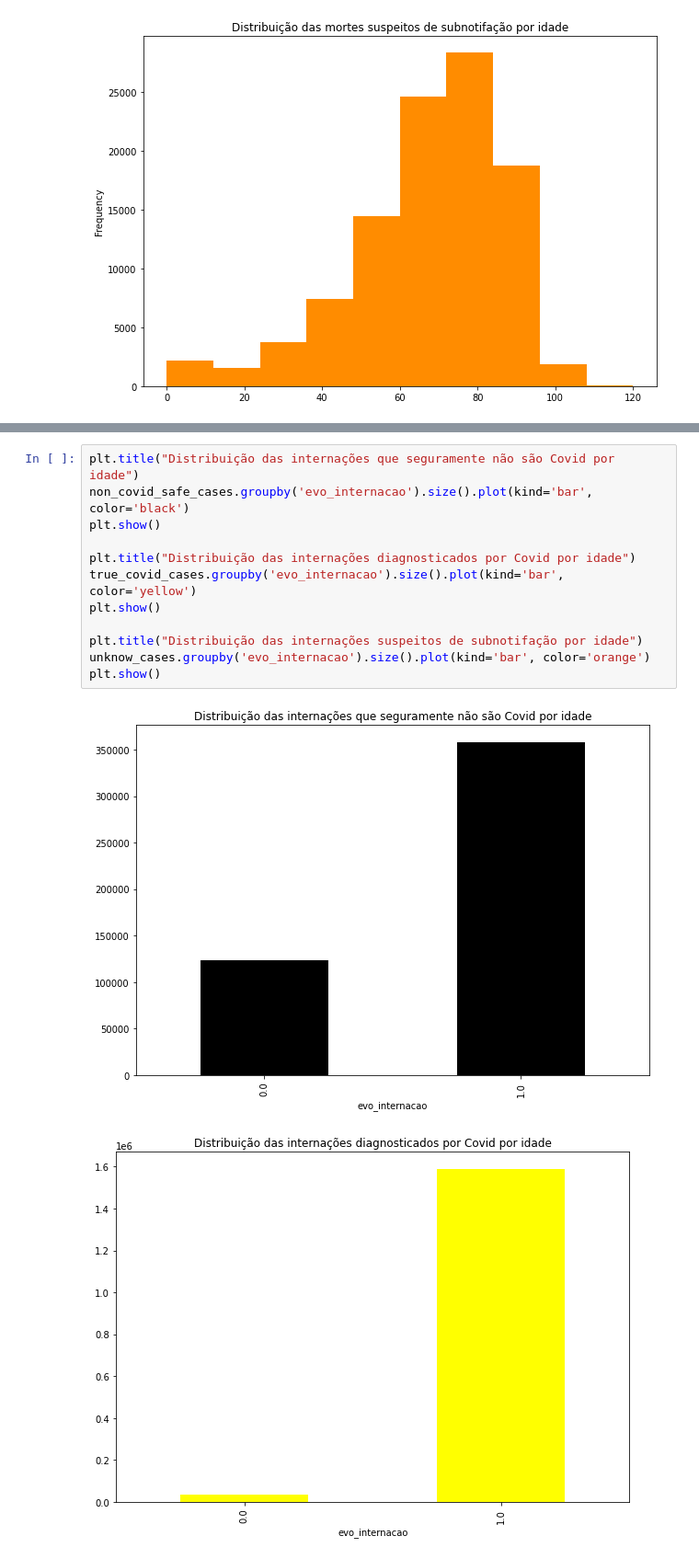
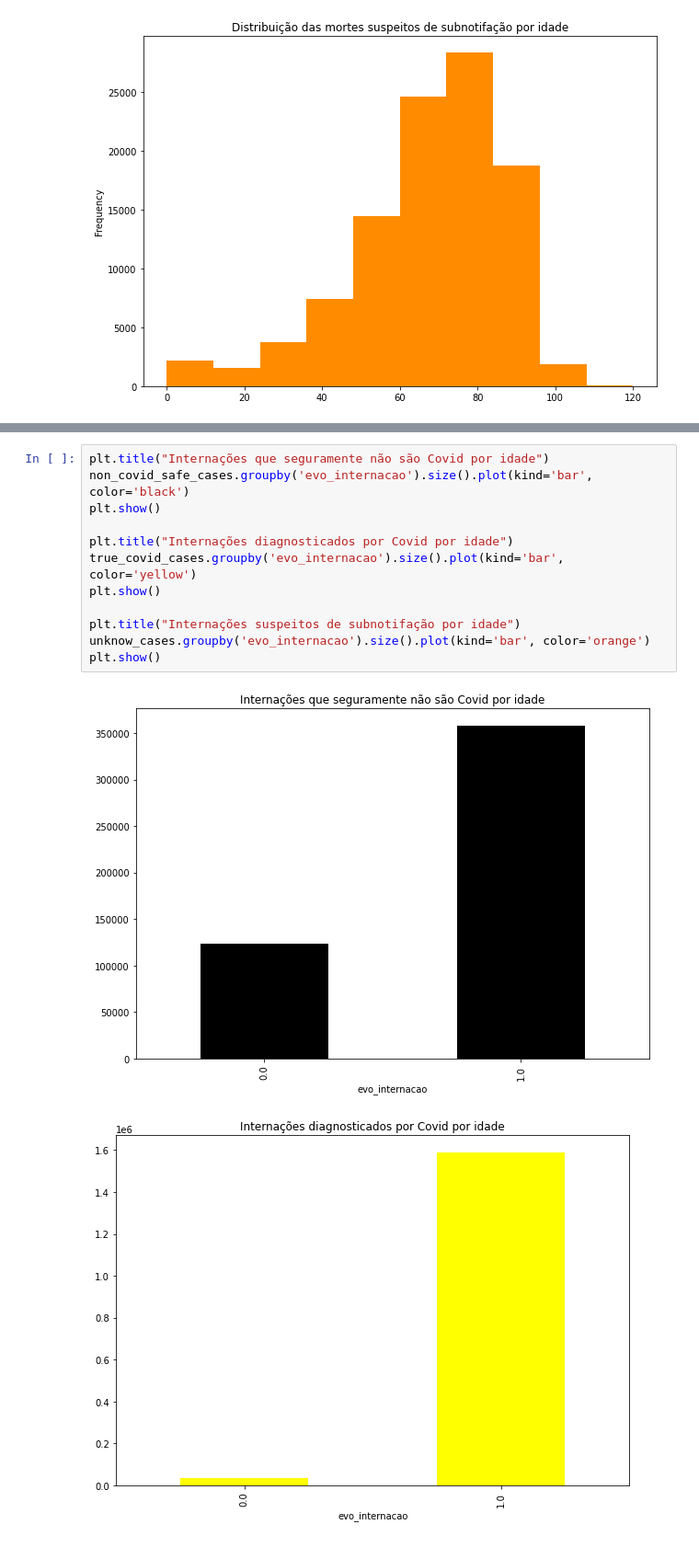
Before and after one commit to mateuspinto/subnotificacoes-covid, a Jupyter notebook: src/visualization.ipynb, the cells around one changed output, grey strips where cells are left out. Shown at 92% size. Saved outputs shown, nothing was run; the diff lists cells and outputs as text.

```diff
--- a/src/visualization.ipynb
+++ b/src/visualization.ipynb
@@ -133,15 +133,15 @@ plt.show()
 # %%
-plt.title("Distribuição das internações que seguramente não são Covid por idade")
+plt.title("Internações que seguramente não são Covid por idade")
 non_covid_safe_cases.groupby('evo_internacao').size().plot(kind='bar', color='black')
 plt.show()
 
-plt.title("Distribuição das internações diagnosticados por Covid por idade")
+plt.title("Internações diagnosticados por Covid por idade")
 true_covid_cases.groupby('evo_internacao').size().plot(kind='bar', color='yellow')
 plt.show()
 
-plt.title("Distribuição das internações suspeitos de subnotifação por idade")
+plt.title("Internações suspeitos de subnotifação por idade")
 unknow_cases.groupby('evo_internacao').size().plot(kind='bar', color='orange')
 plt.show()
 # %% [output]
-[figure, old version]
+[figure, new version]
-[figure, old version]
+[figure, new version]
```
Also changed, not shown: parts of 6 cells of this notebook.
